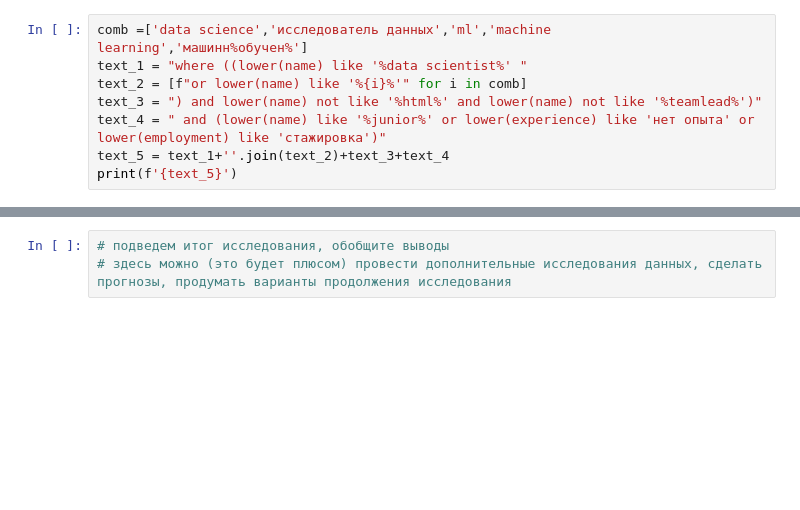
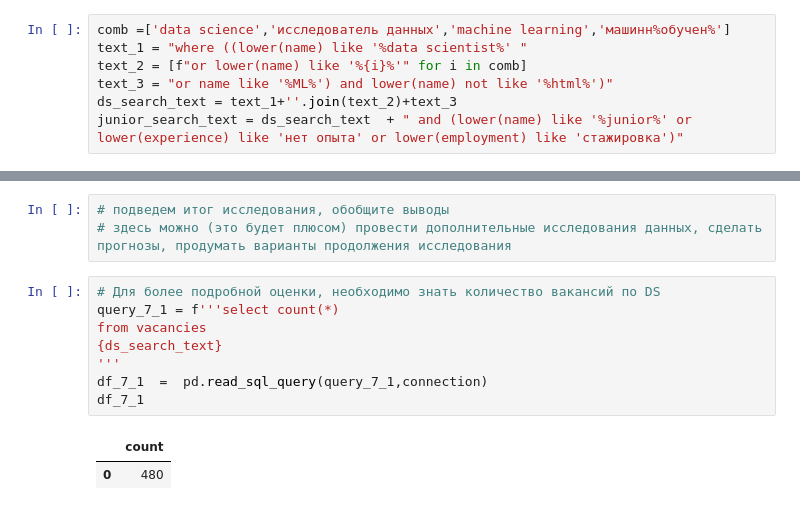
Before and after one commit to Karayushii/Skillfactory_DST, a Jupyter notebook: project_2/Project_2_Ноутбук_шаблон.ipynb, the cells around one changed output, grey strips where cells are left out. Saved outputs shown, nothing was run; the diff lists cells and outputs as text; blank space fills up the shorter version.

```diff
--- a/project_2/Project_2_Ноутбук_шаблон.ipynb
+++ b/project_2/Project_2_Ноутбук_шаблон.ipynb
@@ -419,10 +430,9 @@ df
 * требуемый опыт — Нет опыта *или*
 * тип трудоустройства — Стажировка.
 # %%
-comb =['data science','исследователь данных','ml','machine learning','машинн%обучен%']
+comb =['data science','исследователь данных','machine learning','машинн%обучен%']
 text_1 = "where ((lower(name) like '%data scientist%' "
 text_2 = [f"or lower(name) like '%{i}%'" for i in comb]
-text_3 = ") and lower(name) not like '%html%' and lower(name) not like '%teamlead%')"
-text_4 = " and (lower(name) like '%junior%' or lower(experience) like 'нет опыта' or lower(employment) like 'стажировка')"
-text_5 = text_1+''.join(text_2)+text_3+text_4
-print(f'{text_5}')
+text_3 = "or name like '%ML%') and lower(name) not like '%html%')"
+ds_search_text = text_1+''.join(text_2)+text_3
+junior_search_text = ds_search_text  + " and (lower(name) like '%junior%' or lower(experience) like 'нет опыта' or lower(employment) like 'стажировка')"
@@ -506,3 +571,14 @@ from vacancies
 # %%
 # подведем итог исследования, обобщите выводы
 # здесь можно (это будет плюсом) провести дополнительные исследования данных, сделать прогнозы, продумать варианты продолжения исследования
+# %%
+# Для более подробной оценки, необходимо знать количество вакансий по DS
+query_7_1 = f'''select count(*)
+from vacancies
+{ds_search_text}
+'''
+df_7_1  =  pd.read_sql_query(query_7_1,connection)
+df_7_1
+# %% [output]
+|  | count |
+| 0 | 480 |
```
Also changed, not shown: parts of 38 cells of this notebook.
